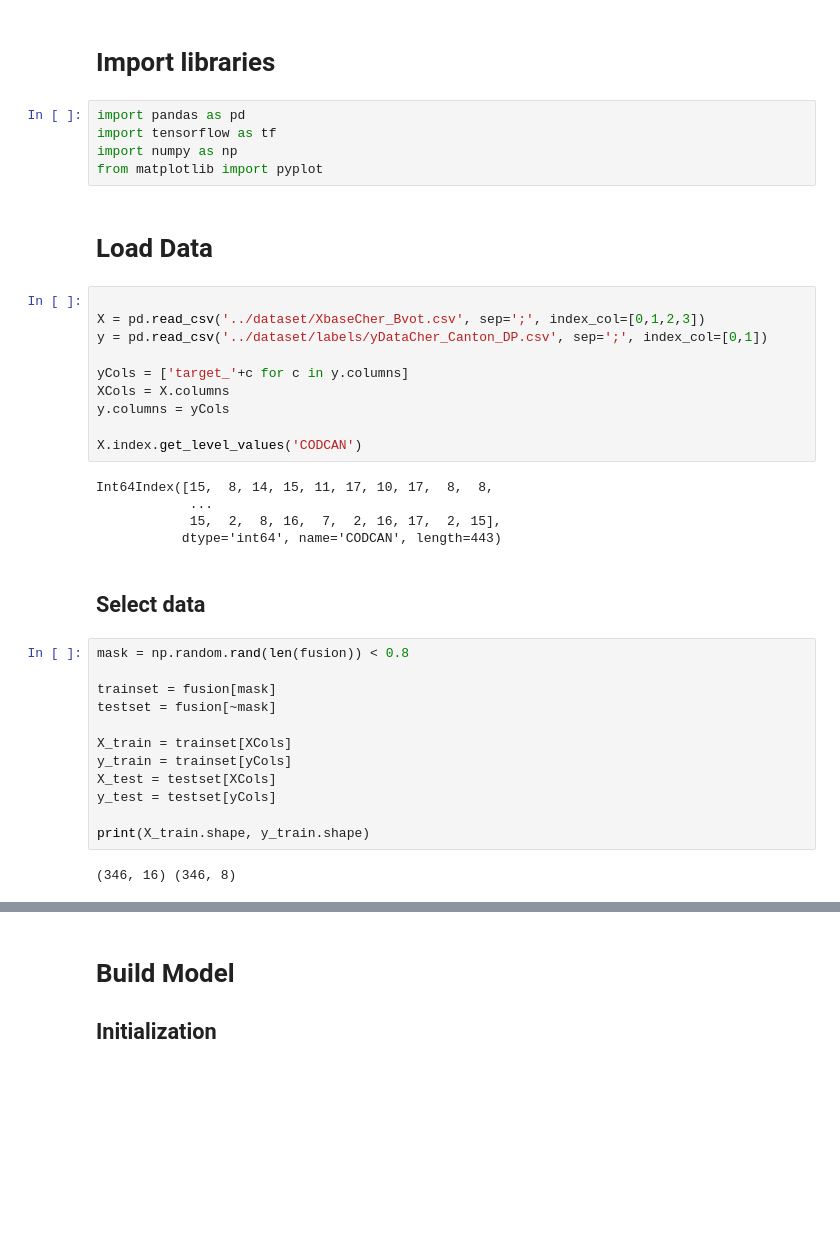
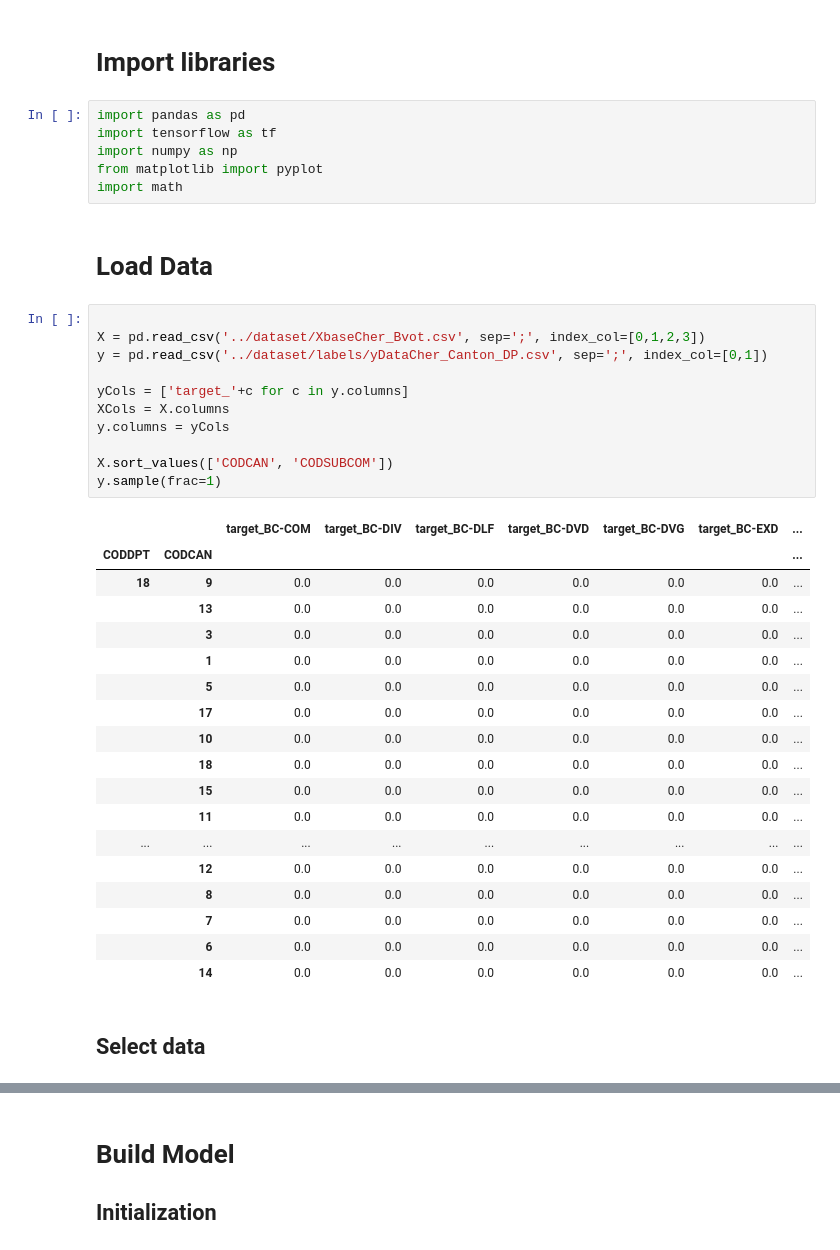
Before and after one commit to Anatharr/elections, a Jupyter notebook: models/model_training.ipynb, the cells around one changed output, grey strips where cells are left out. Saved outputs shown, nothing was run; the diff lists cells and outputs as text; blank space fills up the shorter version.

Commit message:
First real model tests

```diff
--- a/models/model_training.ipynb
+++ b/models/model_training.ipynb
@@ -5,36 +5,38 @@ import pandas as pd
 import tensorflow as tf
 import numpy as np
 from matplotlib import pyplot
+import math
 # %% [markdown]
 # Load Data
 # %%
 
 X = pd.read_csv('../dataset/XbaseCher_Bvot.csv', sep=';', index_col=[0,1,2,3])
 y = pd.read_csv('../dataset/labels/yDataCher_Canton_DP.csv', sep=';', index_col=[0,1])
 
 yCols = ['target_'+c for c in y.columns]
 XCols = X.columns
 y.columns = yCols
 
-X.index.get_level_values('CODCAN')
+X.sort_values(['CODCAN', 'CODSUBCOM'])
+y.sample(frac=1)
 # %% [output]
-Int64Index([15,  8, 14, 15, 11, 17, 10, 17,  8,  8,
-            ...
-            15,  2,  8, 16,  7,  2, 16, 17,  2, 15],
-           dtype='int64', name='CODCAN', length=443)
+|  |  | target_BC-COM | target_BC-DIV | target_BC-DLF | target_BC-DVD | target_BC-DVG | target_BC-EXD | ... |
+| CODDPT | CODCAN |  |  |  |  |  |  | ... |
+| 18 | 9 | 0.0 | 0.0 | 0.0 | 0.0 | 0.0 | 0.0 | ... |
+|  | 13 | 0.0 | 0.0 | 0.0 | 0.0 | 0.0 | 0.0 | ... |
+|  | 3 | 0.0 | 0.0 | 0.0 | 0.0 | 0.0 | 0.0 | ... |
+|  | 1 | 0.0 | 0.0 | 0.0 | 0.0 | 0.0 | 0.0 | ... |
+|  | 5 | 0.0 | 0.0 | 0.0 | 0.0 | 0.0 | 0.0 | ... |
+|  | 17 | 0.0 | 0.0 | 0.0 | 0.0 | 0.0 | 0.0 | ... |
+|  | 10 | 0.0 | 0.0 | 0.0 | 0.0 | 0.0 | 0.0 | ... |
+|  | 18 | 0.0 | 0.0 | 0.0 | 0.0 | 0.0 | 0.0 | ... |
+|  | 15 | 0.0 | 0.0 | 0.0 | 0.0 | 0.0 | 0.0 | ... |
+|  | 11 | 0.0 | 0.0 | 0.0 | 0.0 | 0.0 | 0.0 | ... |
+| ... | ... | ... | ... | ... | ... | ... | ... | ... |
+|  | 12 | 0.0 | 0.0 | 0.0 | 0.0 | 0.0 | 0.0 | ... |
+|  | 8 | 0.0 | 0.0 | 0.0 | 0.0 | 0.0 | 0.0 | ... |
+|  | 7 | 0.0 | 0.0 | 0.0 | 0.0 | 0.0 | 0.0 | ... |
+|  | 6 | 0.0 | 0.0 | 0.0 | 0.0 | 0.0 | 0.0 | ... |
+|  | 14 | 0.0 | 0.0 | 0.0 | 0.0 | 0.0 | 0.0 | ... |
 # %% [markdown]
 ## Select data
-# %%
-mask = np.random.rand(len(fusion)) < 0.8
-
-trainset = fusion[mask]
-testset = fusion[~mask]
-
-X_train = trainset[XCols]
-y_train = trainset[yCols]
-X_test = testset[XCols]
-y_test = testset[yCols]
-
-print(X_train.shape, y_train.shape)
-# %% [output]
-(346, 16) (346, 8)
```
Also changed, not shown: parts of 1 cell of this notebook, 2 other files.
